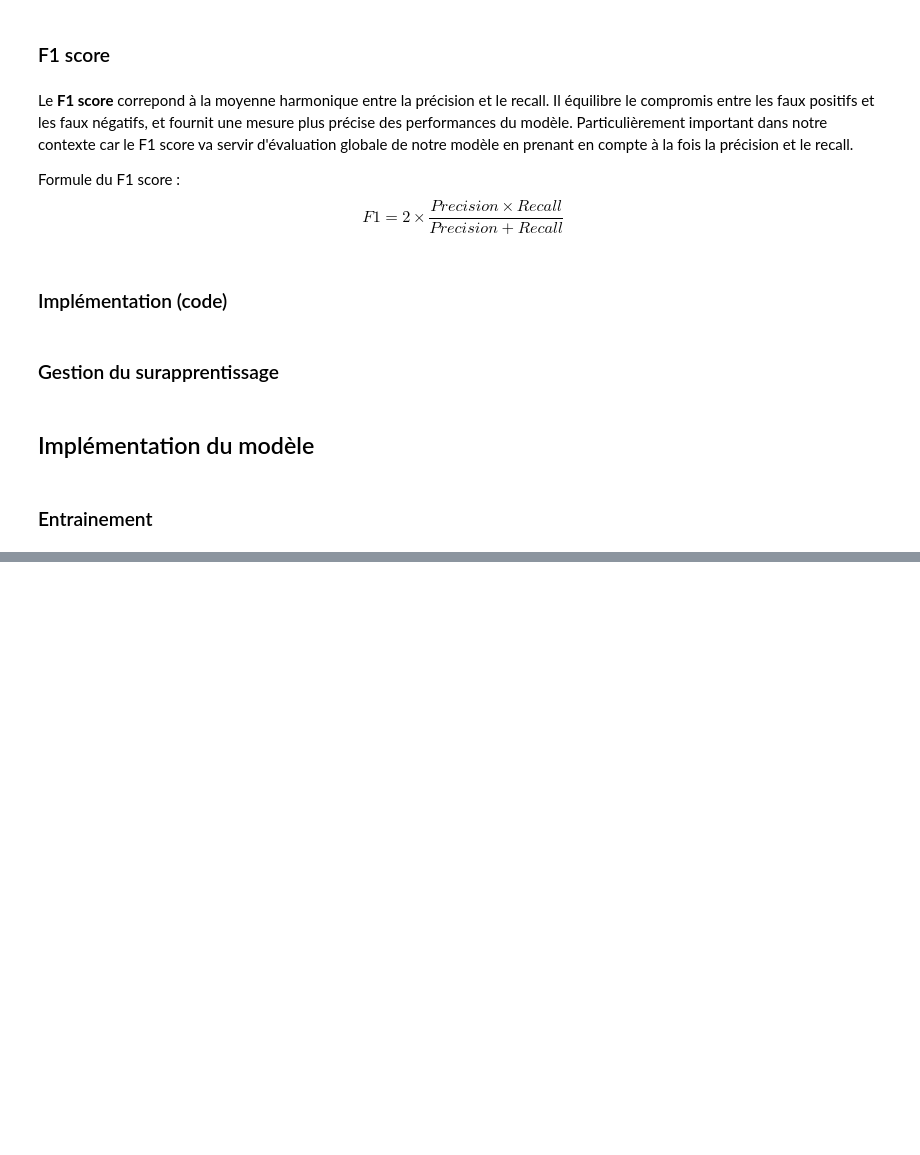
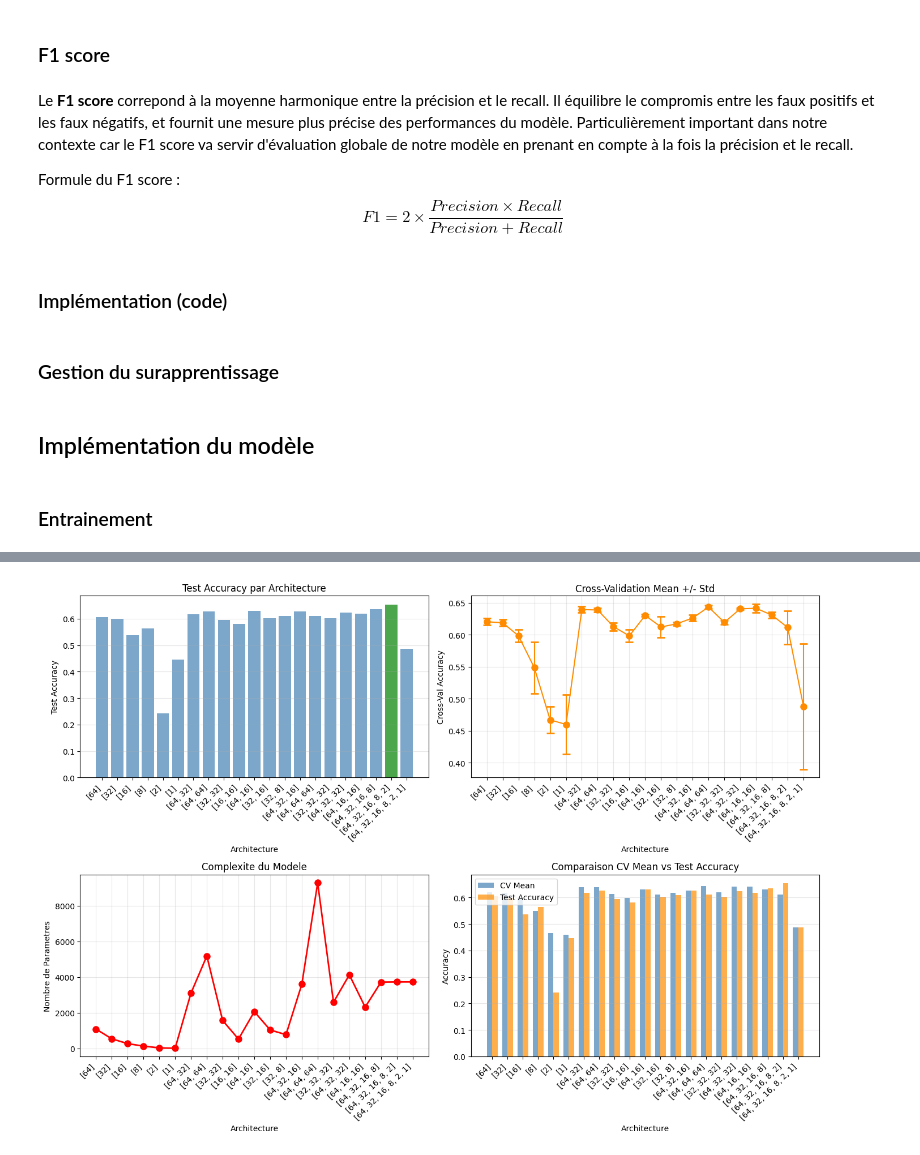
Before and after one commit to saadaouis/Deep_Learning-project, a Jupyter notebook: Livrable.ipynb, the cells around one changed output, grey strips where cells are left out. Drawn from its saved outputs; the diff is of its cells as text; code cells hidden in the pictures; blank space fills up the shorter version.

```diff
--- a/Livrable.ipynb
+++ b/Livrable.ipynb
@@ -682,0 +1049,19 @@ Iteration 900/1000, Cost: 1.5380
+# %%
+# ============= EXECUTION =============
+print("\nCalcul du batch size dynamique...")
+optimal_batch = calculate_dynamic_batch_size(
+    X_combined.shape[0],
+    memory_ratio=0.15,
+    min_batch=16,
+    max_batch=128
+)
+print(f"Batch size optimal: {optimal_batch}")
+print(f"Echantillons: {X_combined.shape[0]}")
+
+print("\nLancement de l'optimisation...")
+results, best_idx = test_architecture_variants(
+    X_combined, Y_combined, X_test, Y_test,
+    alpha=0.01,
+    epochs=5,
+    cv_splits=3
+)
@@ -682,0 +1086,70 @@ Iteration 900/1000, Cost: 1.5380
+# %%
+# ============= VISUALISATION DES RESULTATS =============
+import matplotlib.pyplot as plt
+
+fig, axes = plt.subplots(2, 2, figsize=(14, 10))
+
+arch_labels = [str(eval(r)) for r in results['architecture']]
+colors = ['green' if i == best_idx else 'steelblue' for i in range(len(results['test_accuracy']))]
+ax1 = axes[0, 0]
+ax1.bar(range(len(results['test_accuracy'])), results['test_accuracy'], color=colors, alpha=0.7)
+ax1.set_xlabel('Architecture')
+ax1.set_ylabel('Test Accuracy')
+ax1.set_title('Test Accuracy par Architecture')
+ax1.set_xticks(range(len(arch_labels)))
+ax1.set_xticklabels(arch_labels, rotation=45, ha='right')
+ax1.grid(axis='y', alpha=0.3)
+
+ax2 = axes[0, 1]
+ax2.errorbar(range(len(results['cv_mean'])), results['cv_mean'], yerr=results['cv_std'],
+             fmt='o-', capsize=5, color='darkorange', capthick=2, markersize=8)
+ax2.set_xlabel('Architecture')
+ax2.set_ylabel('Cross-Val Accuracy')
+ax2.set_title('Cross-Validation Mean +/- Std')
+ax2.set_xticks(range(len(arch_labels)))
+ax2.set_xticklabels(arch_labels, rotation=45, ha='right')
+ax2.grid(alpha=0.3)
+
+ax3 = axes[1, 0]
+ax3.plot(range(len(results['total_params'])), results['total_params'], 'o-',
+         color='red', markersize=8, linewidth=2)
+ax3.set_xlabel('Architecture')
+ax3.set_ylabel('Nombre de Parametres')
+ax3.set_title('Complexite du Modele')
+ax3.set_xticks(range(len(arch_labels)))
+ax3.set_xticklabels(arch_labels, rotation=45, ha='right')
+ax3.grid(alpha=0.3)
+
+ax4 = axes[1, 1]
+x = range(len(results['architecture']))
+width = 0.35
+ax4.bar([i - width/2 for i in x], results['cv_mean'], width, label='CV Mean', alpha=0.7, color='steelblue')
+ax4.bar([i + width/2 for i in x], results['test_accuracy'], width, label='Test Accuracy', alpha=0.7, color='darkorange')
+ax4.set_xlabel('Architecture')
+ax4.set_ylabel('Accuracy')
+ax4.set_title('Comparaison CV Mean vs Test Accuracy')
+ax4.set_xticks(range(len(arch_labels)))
+ax4.set_xticklabels(arch_labels, rotation=45, ha='right')
+ax4.legend()
+ax4.grid(axis='y', alpha=0.3)
+
+plt.tight_layout()
+plt.show()
+
+# ============= RESUME =============
+print("\n" + "="*80)
+print("RESUME DE L'OPTIMISATION")
+print("="*80)
+print(f"\nStatistiques:")
+print(f"   Meilleure Test Accuracy: {max(results['test_accuracy']):.4f}")
+print(f"   Pire Test Accuracy: {min(results['test_accuracy']):.4f}")
+print(f"   Ecart: {max(results['test_accuracy']) - min(results['test_accuracy']):.4f}")
+print(f"\nArchitecture optimale (Index {best_idx}):")
+print(f"   Couches: {results['architecture'][best_idx]}")
+print(f"   Test Accuracy: {results['test_accuracy'][best_idx]:.4f}")
+print(f"   CV Mean: {results['cv_mean'][best_idx]:.4f} +/- {results['cv_std'][best_idx]:.4f}")
+print(f"   Parametres: {results['total_params'][best_idx]}")
+print(f"   Batch Size: {results['batch_size'][best_idx]}")
+print("="*80 + "\n")
+# %% [output]
+[figure, added]
```
Also changed, not shown: parts of 10 cells of this notebook.
